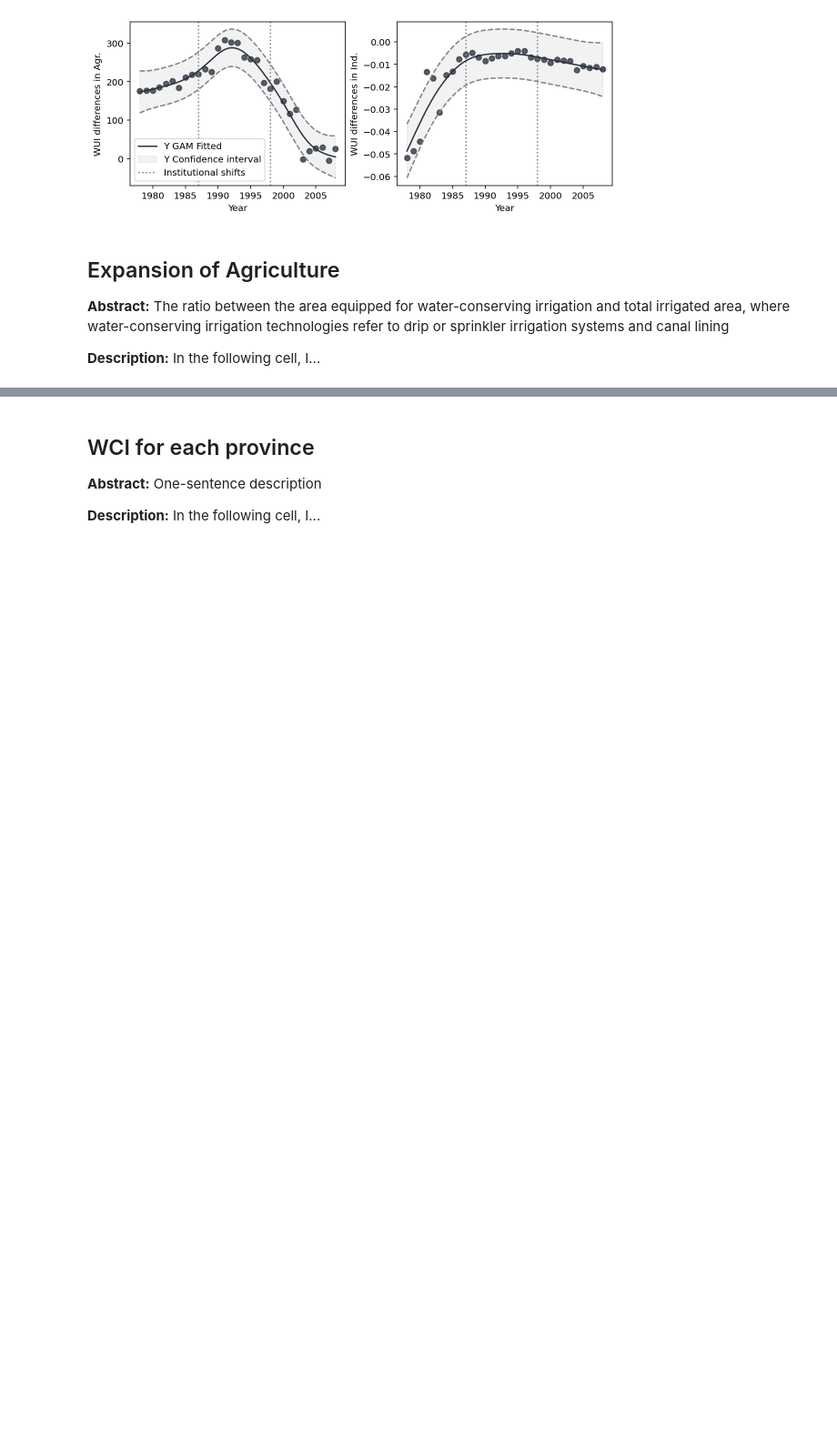
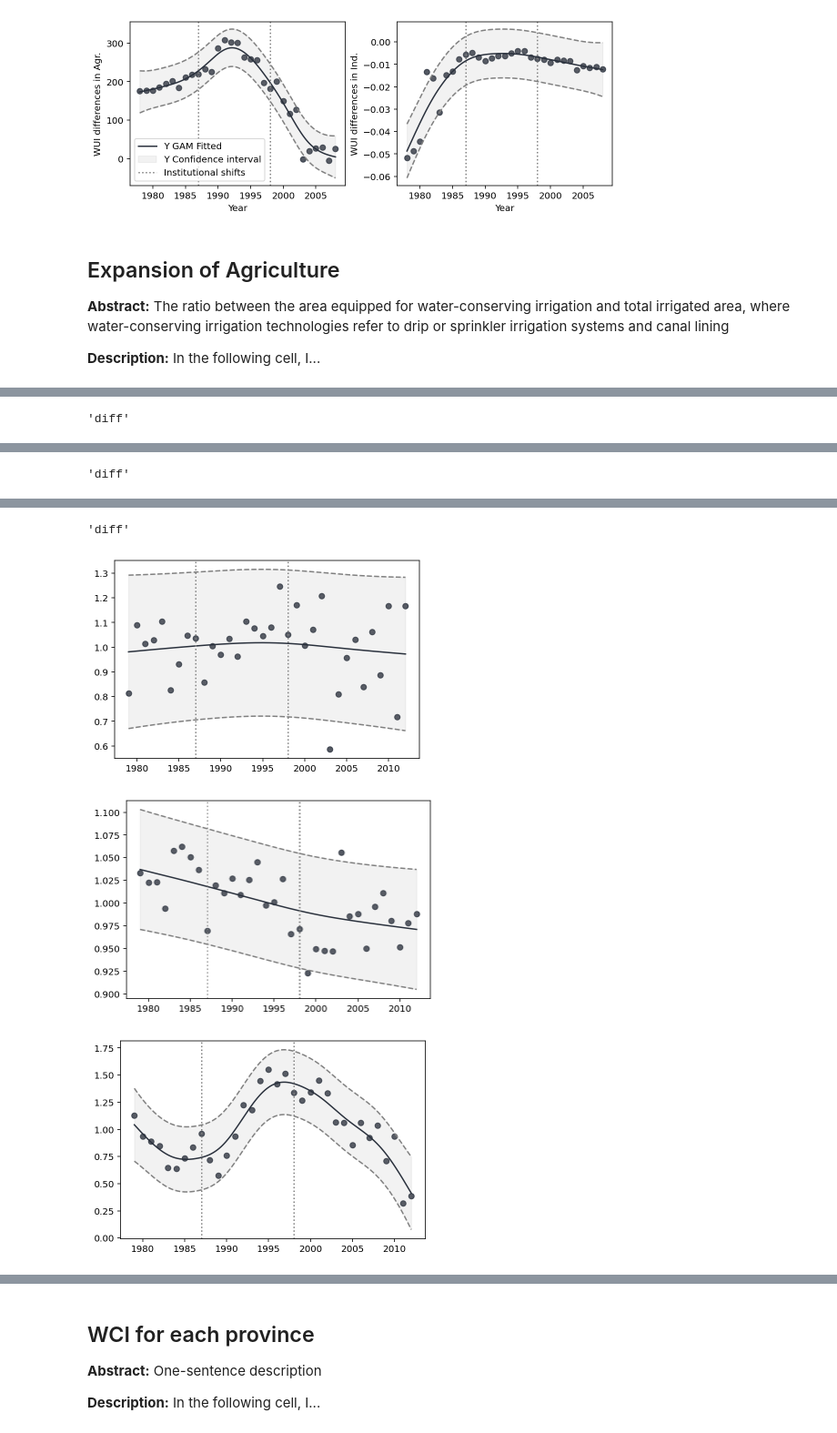
Before and after one commit to SongshGeo/Water-Allocation-Institution, a Jupyter notebook: notebooks/Appendix_S3.ipynb, the cells around one changed output, grey strips where cells are left out. Shown at 91% size. Cells and saved outputs as stored; diff of their text form; code cells hidden in the pictures; blank space fills up the shorter version.

```diff
--- a/notebooks/Appendix_S3.ipynb
+++ b/notebooks/Appendix_S3.ipynb
@@ -188,0 +207,5 @@ plt.show();
+# %%
+compare_yr_others_in_merged_dataset('prec', how='diff')
+compare_yr_others_in_merged_dataset('temp', how='diff')
+compare_yr_others_in_merged_dataset('wind', how='diff')
+# %% [output]
@@ -188,0 +213 @@ plt.show();
+'diff'
@@ -188,0 +215 @@ plt.show();
+'diff'
@@ -189 +217,5 @@ plt.show();
+'diff'
+[figure, added]
+[figure, added]
+[figure, added]
 # %%
```
Also changed, not shown: parts of 14 cells of this notebook, 16 other files.
